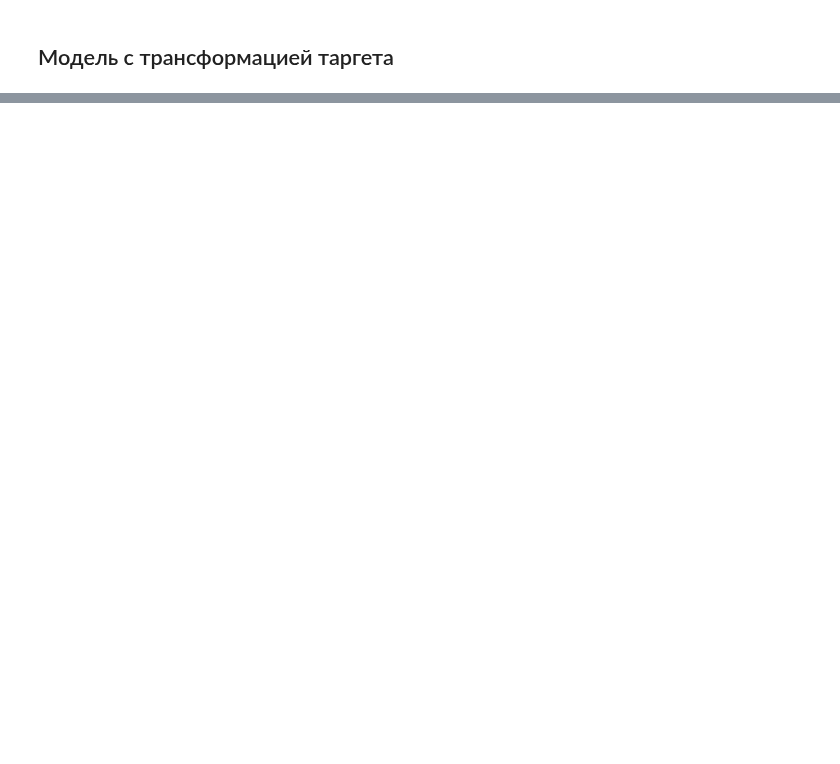
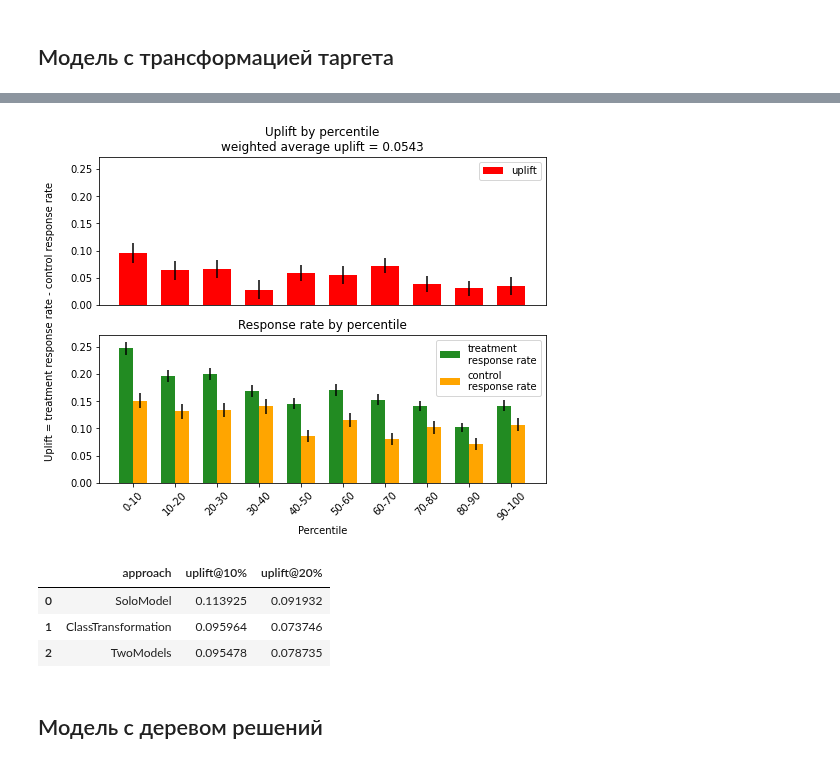
Before and after one commit to PapaCarloSap/AiLessonHomework, a Jupyter notebook: ML_in_business/hw4/project.ipynb, the cells around one changed output, grey strips where cells are left out. Cells and saved outputs as stored; diff of their text form; code cells hidden in the pictures; blank space fills up the shorter version.

```diff
--- a/ML_in_business/hw4/project.ipynb
+++ b/ML_in_business/hw4/project.ipynb
@@ -118,0 +216,18 @@ pd.DataFrame({
+# %%
+# график по процентилям
+from sklift.viz import plot_uplift_by_percentile
+
+
+plot_uplift_by_percentile(y_valid, uplift_tm, treat_valid, strategy='overall', kind='bar');
+# %% [output]
+[figure, added]
+# %%
+# Сравнение трех моделей по результатам метрик
+pd.DataFrame(data=models_results).sort_values('uplift@10%', ascending=False)
+# %% [output]
+|  | approach | uplift@10% | uplift@20% |
+| 0 | SoloModel | 0.113925 | 0.091932 |
+| 1 | ClassTransformation | 0.095964 | 0.073746 |
+| 2 | TwoModels | 0.095478 | 0.078735 |
+# %% [markdown]
+## Модель с деревом решений
```
Also changed, not shown: parts of 10 cells of this notebook, 6 other files.
